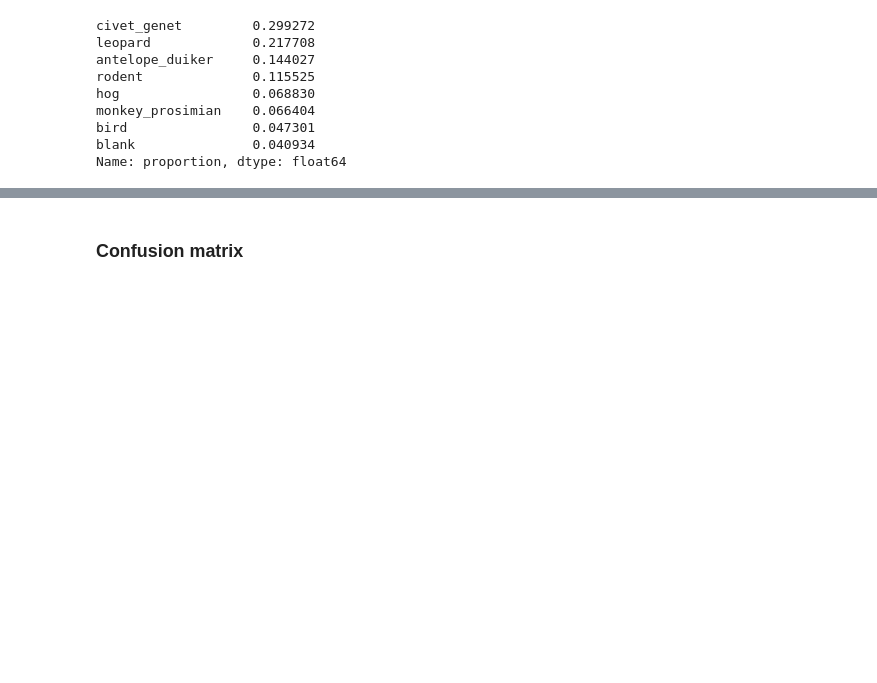
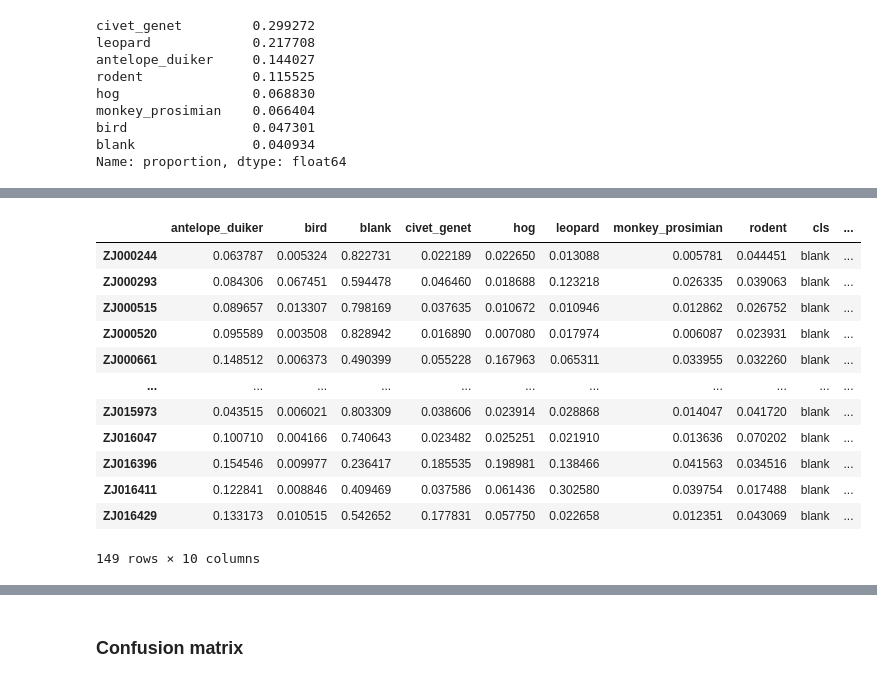
Before and after one commit to canonic-epicure/conservision, a Jupyter notebook: siglip2.ipynb, the cells around one changed output, grey strips where cells are left out. Cells and saved outputs as stored; diff of their text form; code cells hidden in the pictures; blank space fills up the shorter version.

```diff
--- a/siglip2.ipynb
+++ b/siglip2.ipynb
@@ -334,0 +337,21 @@ accuracy.item()
+# %%
+eval_preds = eval_preds_df.copy()
+
+eval_preds[ 'cls' ] = eval_preds_df.idxmax(axis=1)
+eval_preds[ 'cls_true' ] = data.y_eval.idxmax(axis=1)
+
+eval_preds[(eval_preds[ 'cls' ] == 'blank') & (eval_preds[ 'cls_true' ] == 'leopard')]
+# %% [output]
+|  | antelope_duiker | bird | blank | civet_genet | hog | leopard | monkey_prosimian | rodent | cls | ... |
+| ZJ000244 | 0.063787 | 0.005324 | 0.822731 | 0.022189 | 0.022650 | 0.013088 | 0.005781 | 0.044451 | blank | ... |
+| ZJ000293 | 0.084306 | 0.067451 | 0.594478 | 0.046460 | 0.018688 | 0.123218 | 0.026335 | 0.039063 | blank | ... |
+| ZJ000515 | 0.089657 | 0.013307 | 0.798169 | 0.037635 | 0.010672 | 0.010946 | 0.012862 | 0.026752 | blank | ... |
+| ZJ000520 | 0.095589 | 0.003508 | 0.828942 | 0.016890 | 0.007080 | 0.017974 | 0.006087 | 0.023931 | blank | ... |
+| ZJ000661 | 0.148512 | 0.006373 | 0.490399 | 0.055228 | 0.167963 | 0.065311 | 0.033955 | 0.032260 | blank | ... |
+| ... | ... | ... | ... | ... | ... | ... | ... | ... | ... | ... |
+| ZJ015973 | 0.043515 | 0.006021 | 0.803309 | 0.038606 | 0.023914 | 0.028868 | 0.014047 | 0.041720 | blank | ... |
+| ZJ016047 | 0.100710 | 0.004166 | 0.740643 | 0.023482 | 0.025251 | 0.021910 | 0.013636 | 0.070202 | blank | ... |
+| ZJ016396 | 0.154546 | 0.009977 | 0.236417 | 0.185535 | 0.198981 | 0.138466 | 0.041563 | 0.034516 | blank | ... |
+| ZJ016411 | 0.122841 | 0.008846 | 0.409469 | 0.037586 | 0.061436 | 0.302580 | 0.039754 | 0.017488 | blank | ... |
+| ZJ016429 | 0.133173 | 0.010515 | 0.542652 | 0.177831 | 0.057750 | 0.022658 | 0.012351 | 0.043069 | blank | ... |
+149 rows × 10 columns
```
Also changed, not shown: parts of 10 cells of this notebook, 4 other files.
